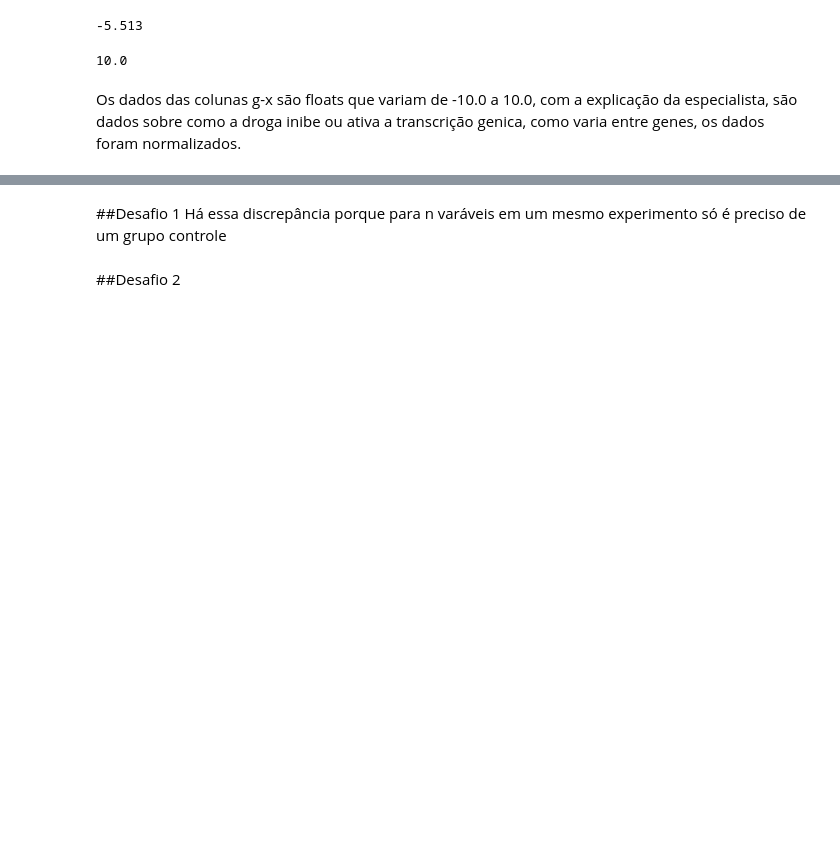
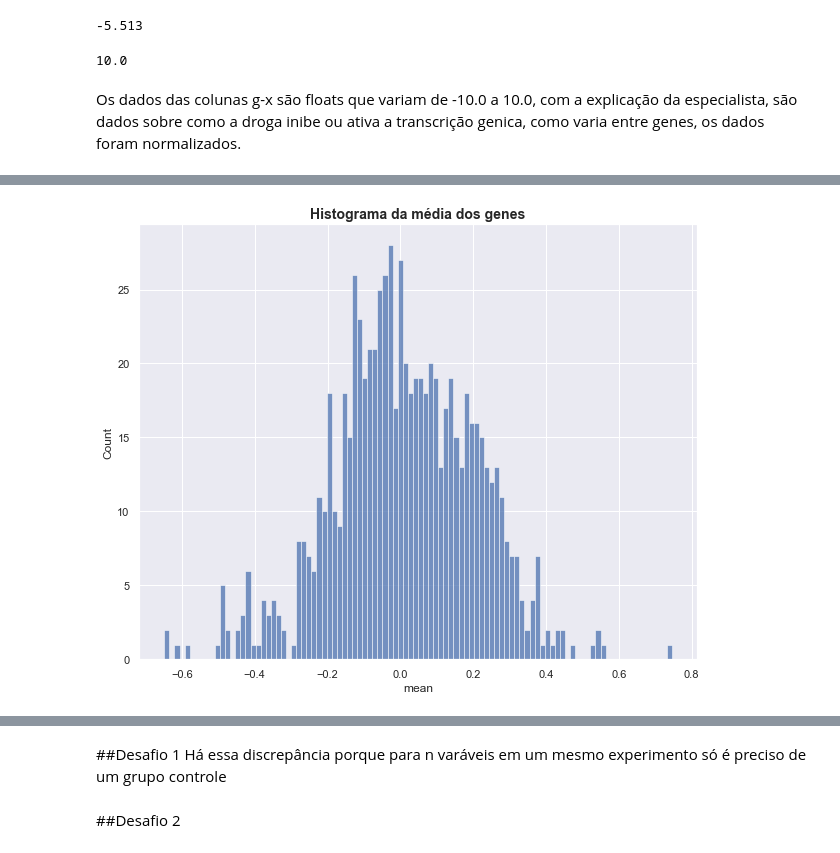
Before and after one commit to ViniciusPerillo/Imersao-Dados-3-Alura, a Jupyter notebook: aula-1.ipynb, the cells around one changed output, grey strips where cells are left out. Saved outputs shown, nothing was run; the diff lists cells and outputs as text; code cells hidden in the pictures; blank space fills up the shorter version.

```diff
--- a/aula-1.ipynb
+++ b/aula-1.ipynb
@@ -110,0 +146,3 @@ Os dados das colunas g-x são floats que variam de -10.0 a 10.0, com a explicaç
+# %%
+genes = dados.loc[:,'g0':'g771'].describe().T
+genes
@@ -110,0 +163,7 @@ Os dados das colunas g-x são floats que variam de -10.0 a 10.0, com a explicaç
+# %%
+plt.figure(figsize=(10,8))
+ax = sns.histplot(x= 'mean', data= genes, bins= 100)
+ax.set_title('Histograma da média dos genes', fontdict= {'fontsize': 14, 'fontweight': 'bold'})
+plt.show()
+# %% [output]
+[figure, added]
```
Also changed, not shown: parts of 12 cells of this notebook.
